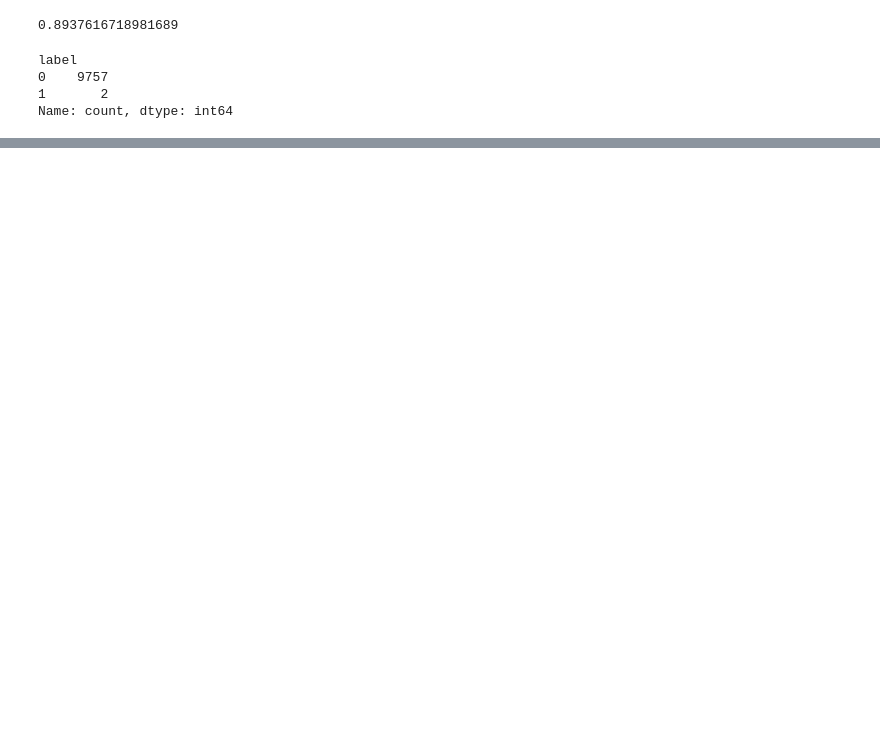
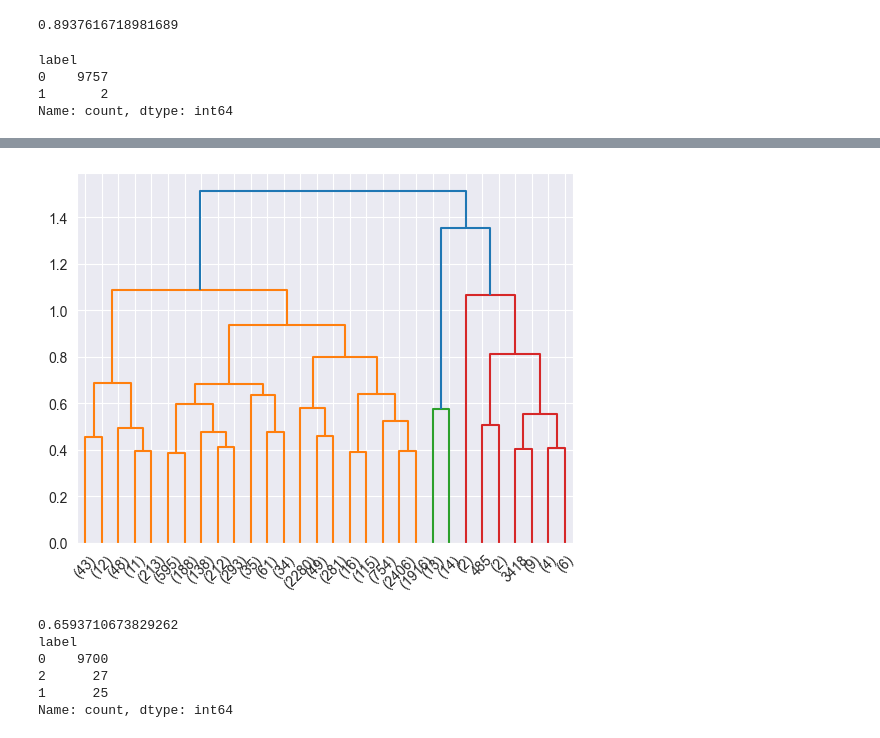
Before and after one commit to Alexthw46/DataMiningProject, a Jupyter notebook: TASK_2/hierarchical.ipynb, the cells around one changed output, grey strips where cells are left out. Cells and saved outputs as stored; diff of their text form; code cells hidden in the pictures; blank space fills up the shorter version.

```diff
--- a/TASK_2/hierarchical.ipynb
+++ b/TASK_2/hierarchical.ipynb
@@ -312,0 +154,5 @@ plt.scatter(ndf['age_to_average'], ndf['par_to_tot'], c=cluster4.labels_)
+# %%
+outliers_row= df_aux[df_aux['n_involved'] >= 8]
+print(outliers_row)
+
+df_nout2 = df_aux.drop([39577, 45086, 53171, 64674, 71602, 72096, 104475])
@@ -312,0 +168,26 @@ plt.scatter(ndf['age_to_average'], ndf['par_to_tot'], c=cluster4.labels_)
+# %%
+#Normalization
+scaler = MinMaxScaler()
+df_norm_nout2 = scaler.fit_transform(df_nout2.to_numpy())
+ndf_nout2 = pd.DataFrame(df_norm_nout2, columns=df_nout2.columns)
+# %%
+data_dist = pdist(df_norm_nout2, metric='euclidean')
+data_link = linkage(data_dist, method='complete', metric='euclidean')
+res = dendrogram(data_link, color_threshold=1.2, truncate_mode='lastp')
+# %% [output]
+[figure, added]
+# %%
+cluster = AgglomerativeClustering(n_clusters=3, metric='euclidean', linkage='complete')
+cluster.fit_predict(df_norm_nout2)
+print(silhouette_score(df_norm_nout2, cluster.labels_))
+
+ndf_nout2['label'] = cluster.labels_
+
+print(ndf_nout2.label.value_counts())
+# %% [output]
+0.6593710673829262
+label
+0    9700
+2      27
+1      25
+Name: count, dtype: int64
```
Also changed, not shown: parts of 89 cells of this notebook, 1 other file.
